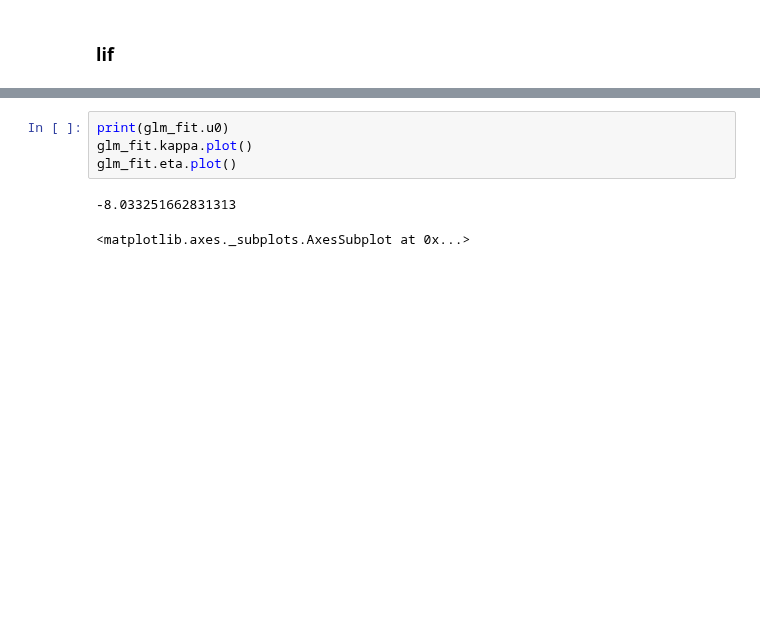
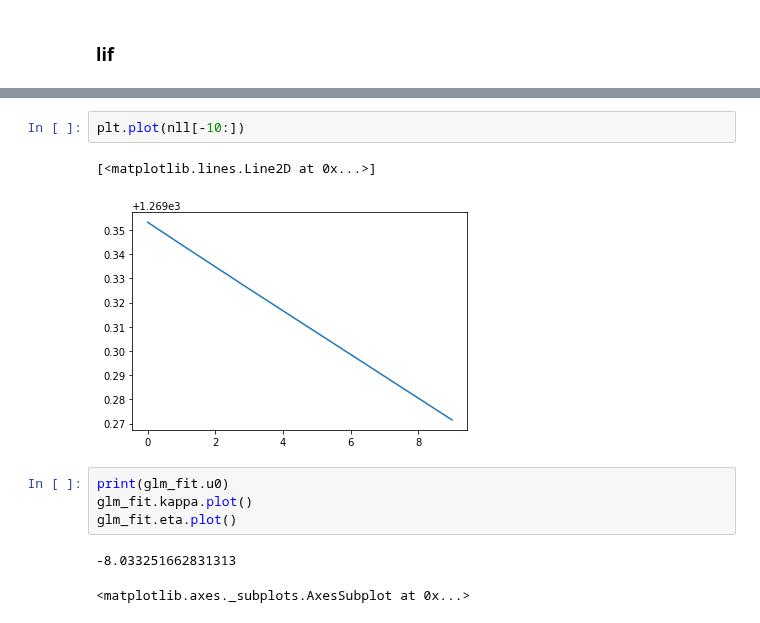
Before and after one commit to diegoarri91/mmd-glm, a Jupyter notebook: cool_stuff/noisy_lif_data_generator.ipynb, the cells around one changed output, grey strips where cells are left out. Saved outputs shown, nothing was run; the diff lists cells and outputs as text; blank space fills up the shorter version.

```diff
--- a/cool_stuff/noisy_lif_data_generator.ipynb
+++ b/cool_stuff/noisy_lif_data_generator.ipynb
@@ -118,3 +102,8 @@ Starting gradient ascent...
+# %%
+plt.plot(nll[-10:])
+# %% [output]
+[<matplotlib.lines.Line2D at 0x...>]
+[figure, added]
 # %%
 print(glm_fit.u0)
 glm_fit.kappa.plot()
```
Also changed, not shown: parts of 2 cells of this notebook, 6 other files.
